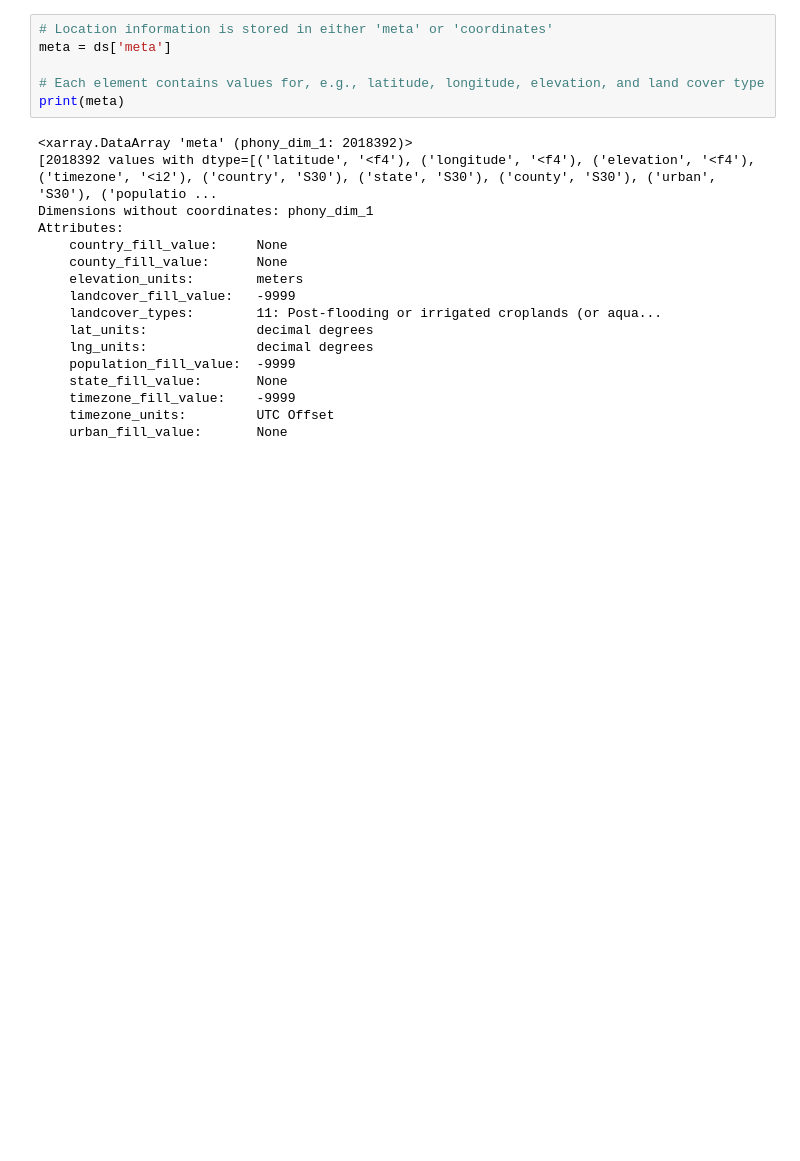
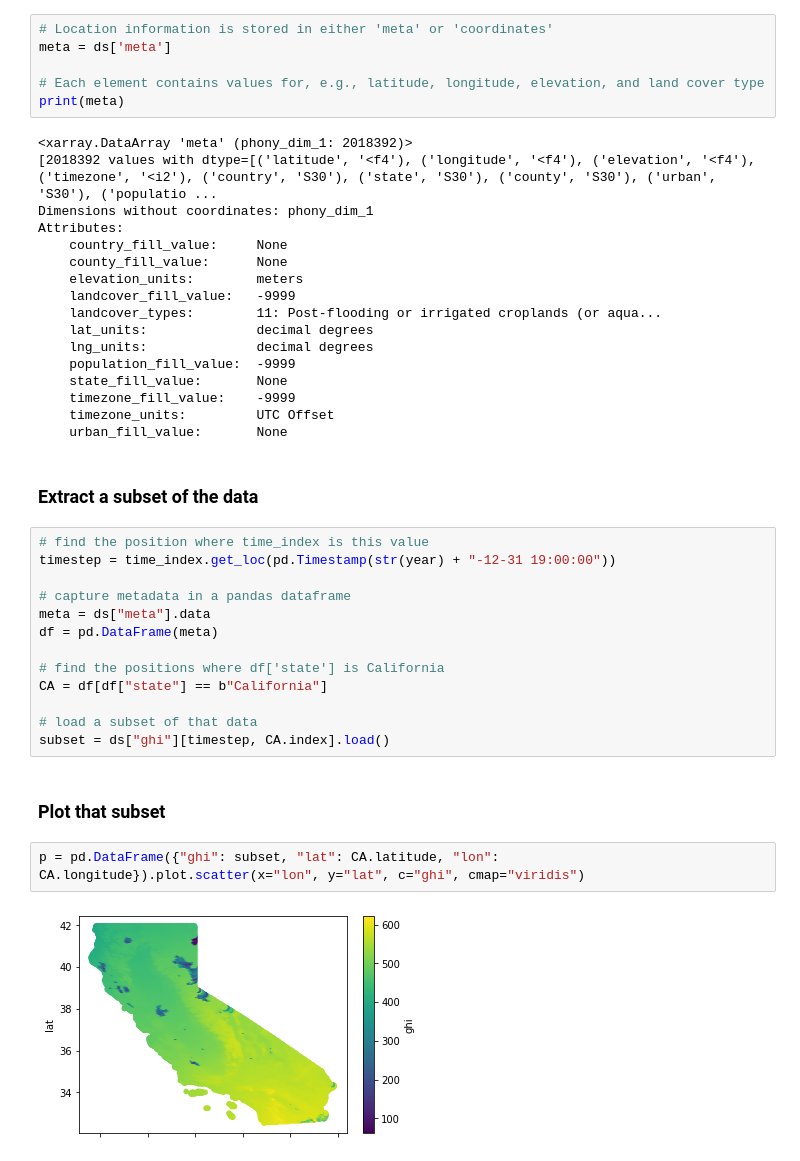
Before and after one commit to microsoft/AIforEarthDataSets, a Jupyter notebook: data/nsrdb.ipynb, the cells around one changed output. Saved outputs shown, nothing was run; the diff lists cells and outputs as text; blank space fills up the shorter version.

```diff
--- a/data/nsrdb.ipynb
+++ b/data/nsrdb.ipynb
@@ -126,3 +124,24 @@ Attributes:
     timezone_fill_value:    -9999
     timezone_units:         UTC Offset
     urban_fill_value:       None
+# %% [markdown]
+### Extract a subset of the data
+# %%
+# find the position where time_index is this value
+timestep = time_index.get_loc(pd.Timestamp(str(year) + "-12-31 19:00:00"))
+
+# capture metadata in a pandas dataframe
+meta = ds["meta"].data
+df = pd.DataFrame(meta)
+
+# find the positions where df['state'] is California
+CA = df[df["state"] == b"California"]
+
+# load a subset of that data
+subset = ds["ghi"][timestep, CA.index].load()
+# %% [markdown]
+### Plot that subset
+# %%
+p = pd.DataFrame({"ghi": subset, "lat": CA.latitude, "lon": CA.longitude}).plot.scatter(x="lon", y="lat", c="ghi", cmap="viridis")
+# %% [output]
+[figure, added]
```
Also changed, not shown: parts of 1 cell of this notebook, 2 other files.
